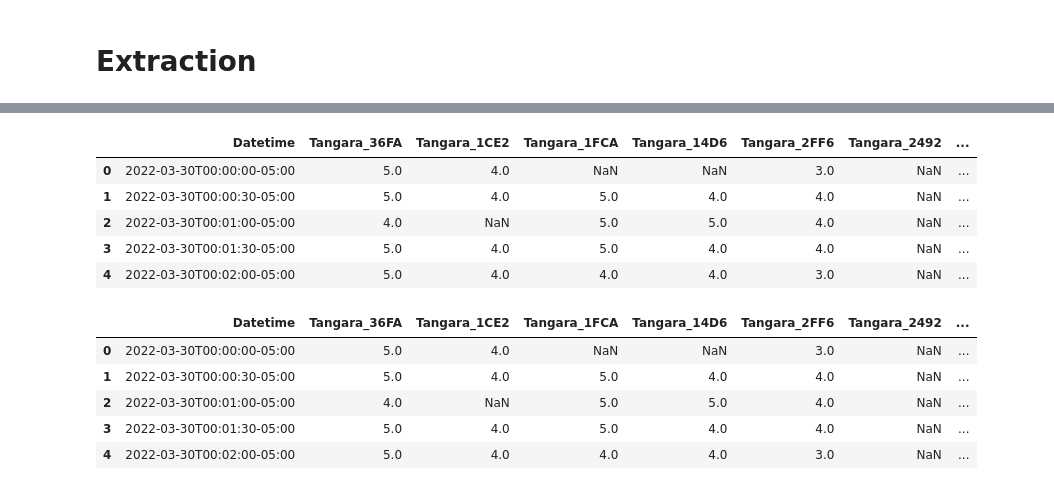
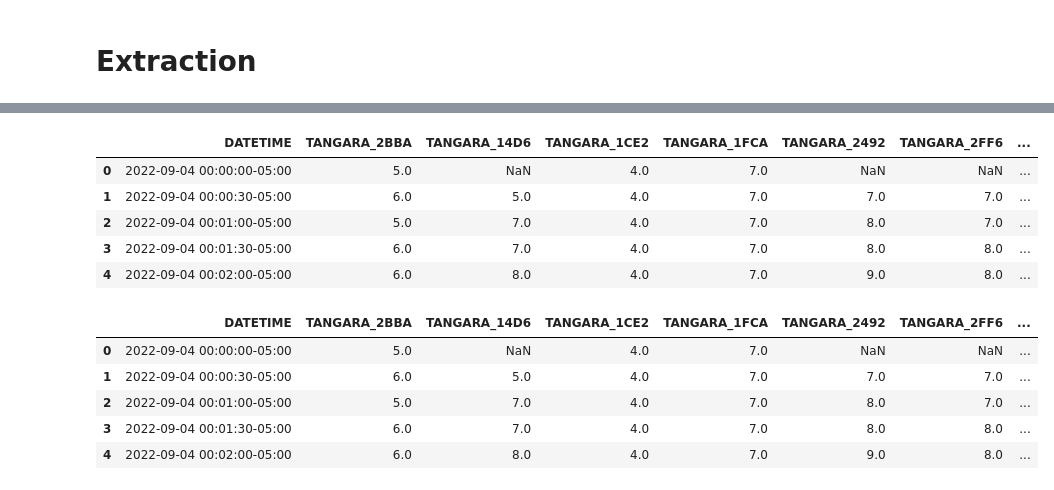
Before and after one commit to sebaxtian/tangara-pipeline, a Jupyter notebook: notebooks/pm25.ipynb, the cells around one changed output, grey strips where cells are left out. Cells and saved outputs as stored; diff of their text form; code cells hidden in the pictures.

Commit message:
Notebooks created to get PM25 data from sensors without outliers

```diff
--- a/notebooks/pm25.ipynb
+++ b/notebooks/pm25.ipynb
@@ -5,5 +10,5 @@ from datetime import timedelta
 # Extraction
 # %%
 # Kedro Catalog
-raw_data_sensors = catalog.load('raw_data_sensors')
+raw_data_sensors = catalog.load('raw_data_sensors_api')
 # %% [output]
@@ -45,0 +111,13 @@ raw_data_sensors.describe()
+# %%
+# AQI Scale
+aqi_scale = (
+    ("Good", 0, 50),
+    ("Moderate", 51, 100),
+    ("Unhealthy for Sensitive Groups", 101, 150),
+    ("Unhealthy", 151, 200),
+    ("Very Unhealthy", 201, 300),
+    ("Harzardous", 301, sys.maxsize),
+)
+# Max AQI Scale Value
+max_aqi_value = aqi_scale[-1][1]
+max_aqi_value
@@ -45,0 +170,4 @@ raw_data_sensors.describe()
+# %%
+# Eliminar Outliers
+data_sensors = drop_outliers(raw_data_sensors.copy())
+data_sensors.head()
@@ -46,11 +204,11 @@ raw_data_sensors.describe()
 # %%
-# Timestamp
-raw_data_sensors['Timestamp'] = pd.to_datetime(raw_data_sensors['Datetime'])
-raw_data_sensors.head()
+# Timestamp Format
+data_sensors['DATETIME'] = pd.to_datetime(data_sensors['DATETIME'])
+data_sensors.head()
 # %% [output]
-|  | Datetime | Tangara_36FA | Tangara_1CE2 | Tangara_1FCA | Tangara_14D6 | Tangara_2FF6 | Tangara_2492 | ... |
-| 0 | 2022-03-30T00:00:00-05:00 | 5.0 | 4.0 | NaN | NaN | 3.0 | NaN | ... |
-| 1 | 2022-03-30T00:00:30-05:00 | 5.0 | 4.0 | 5.0 | 4.0 | 4.0 | NaN | ... |
-| 2 | 2022-03-30T00:01:00-05:00 | 4.0 | NaN | 5.0 | 5.0 | 4.0 | NaN | ... |
-| 3 | 2022-03-30T00:01:30-05:00 | 5.0 | 4.0 | 5.0 | 4.0 | 4.0 | NaN | ... |
-| 4 | 2022-03-30T00:02:00-05:00 | 5.0 | 4.0 | 4.0 | 4.0 | 3.0 | NaN | ... |
+|  | DATETIME | TANGARA_2BBA | TANGARA_14D6 | TANGARA_1CE2 | TANGARA_1FCA | TANGARA_2492 | TANGARA_2FF6 | ... |
+| 0 | 2022-09-04 00:00:00-05:00 | 5.0 | NaN | 4.0 | 7.0 | NaN | NaN | ... |
+| 1 | 2022-09-04 00:00:30-05:00 | 6.0 | 5.0 | 4.0 | 7.0 | 7.0 | 7.0 | ... |
+| 2 | 2022-09-04 00:01:00-05:00 | 5.0 | 7.0 | 4.0 | 7.0 | 8.0 | 7.0 | ... |
+| 3 | 2022-09-04 00:01:30-05:00 | 6.0 | 7.0 | 4.0 | 7.0 | 8.0 | 8.0 | ... |
+| 4 | 2022-09-04 00:02:00-05:00 | 6.0 | 8.0 | 4.0 | 7.0 | 9.0 | 8.0 | ... |
@@ -92,14 +230,14 @@ def add_datetime_str_values(raw_data_sensors):
 # %%
 # Data Sensors with DateTime string values
-data_sensors = add_datetime_str_values(raw_data_sensors)
+data_sensors = add_datetime_str_values(data_sensors)
 data_sensors.head()
 # %% [output]
-|  | Datetime | Tangara_36FA | Tangara_1CE2 | Tangara_1FCA | Tangara_14D6 | Tangara_2FF6 | Tangara_2492 | ... |
-| 0 | 2022-03-30T00:00:00-05:00 | 5.0 | 4.0 | NaN | NaN | 3.0 | NaN | ... |
-| 1 | 2022-03-30T00:00:30-05:00 | 5.0 | 4.0 | 5.0 | 4.0 | 4.0 | NaN | ... |
-| 2 | 2022-03-30T00:01:00-05:00 | 4.0 | NaN | 5.0 | 5.0 | 4.0 | NaN | ... |
-| 3 | 2022-03-30T00:01:30-05:00 | 5.0 | 4.0 | 5.0 | 4.0 | 4.0 | NaN | ... |
-| 4 | 2022-03-30T00:02:00-05:00 | 5.0 | 4.0 | 4.0 | 4.0 | 3.0 | NaN | ... |
+|  | DATETIME | TANGARA_2BBA | TANGARA_14D6 | TANGARA_1CE2 | TANGARA_1FCA | TANGARA_2492 | TANGARA_2FF6 | ... |
+| 0 | 2022-09-04 00:00:00-05:00 | 5.0 | NaN | 4.0 | 7.0 | NaN | NaN | ... |
+| 1 | 2022-09-04 00:00:30-05:00 | 6.0 | 5.0 | 4.0 | 7.0 | 7.0 | 7.0 | ... |
+| 2 | 2022-09-04 00:01:00-05:00 | 5.0 | 7.0 | 4.0 | 7.0 | 8.0 | 7.0 | ... |
+| 3 | 2022-09-04 00:01:30-05:00 | 6.0 | 7.0 | 4.0 | 7.0 | 8.0 | 8.0 | ... |
+| 4 | 2022-09-04 00:02:00-05:00 | 6.0 | 8.0 | 4.0 | 7.0 | 9.0 | 8.0 | ... |
 # %%
 # Save data_sensors into Catalog
 catalog.save('pm25', data_sensors)
```
Also changed, not shown: parts of 37 cells of this notebook, 4 other files.
